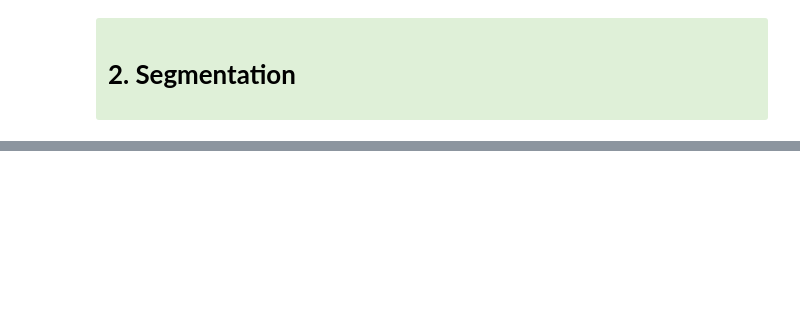
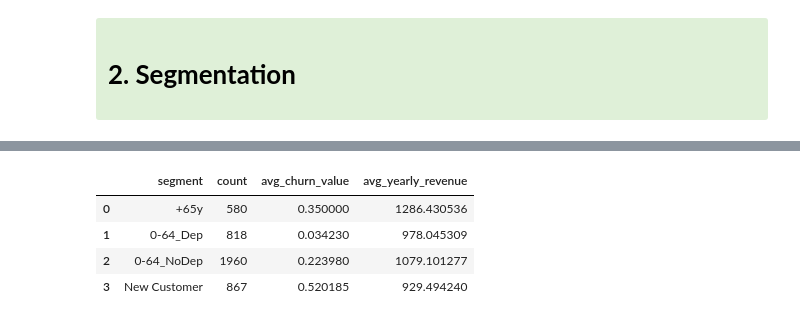
Before and after one commit to pcatarino88/telco_churn, a Jupyter notebook: notebooks/02_eda_and_segmentation.ipynb, the cells around one changed output, grey strips where cells are left out. Saved outputs shown, nothing was run; the diff lists cells and outputs as text; code cells hidden in the pictures; blank space fills up the shorter version.

```diff
--- a/notebooks/02_eda_and_segmentation.ipynb
+++ b/notebooks/02_eda_and_segmentation.ipynb
@@ -1003,0 +1033,25 @@ plt.show()
+# %%
+# 1) Create AgeGroup with the new bins
+bins   = [0, 35, 50, 65, 81]
+labels = ["0-34", "35-49", "50-64", "65-80"]
+
+df["AgeGroup"] = pd.cut(
+    df["Age"],
+    bins=bins,
+    labels=labels,
+    include_lowest=True,
+    right=False            # [0,35), [35,50), ...
+)
+
+# 2) Make Dependents a cleaner label
+df["DepFlag"] = df["Dependents"].map({"Yes": "Dep", "No": "NoDep"})
+
+# 3) Create the segment column: 5 age groups × 2 dep flags = 10 segments
+df["segment"] = df["AgeGroup"].astype(str) + "_" + df["DepFlag"]
+
+# 4) Override with "New Cust" segment when Tenure in Months <= 6
+mask_new = df["Tenure in Months"] <= 6
+df.loc[mask_new, "segment"] = "New Customer"
+
+# 5) Quick check
+df["segment"].value_counts()
@@ -1003,0 +1241,21 @@ plt.show()
+# %%
+# merge 65_80_Dep and 65_80_NoDep into '+65y' and update 'segment' column in df accordingly
+mask_senior = df["segment"].isin(["65-80_Dep", "65-80_NoDep"])
+df.loc[mask_senior, "segment"] = "+65y"
+segment_summary = (
+    df
+    .groupby("segment")
+    .agg(
+        count=("segment", "size"),
+        avg_churn_value=("Churn Value", "mean"),
+        avg_yearly_revenue=("yearly_revenue", "mean")
+    )
+    .reset_index()
+)
+segment_summary
+# %% [output]
+|  | segment | count | avg_churn_value | avg_yearly_revenue |
+| 0 | +65y | 580 | 0.350000 | 1286.430536 |
+| 1 | 0-64_Dep | 818 | 0.034230 | 978.045309 |
+| 2 | 0-64_NoDep | 1960 | 0.223980 | 1079.101277 |
+| 3 | New Customer | 867 | 0.520185 | 929.494240 |
```
Also changed, not shown: parts of 23 cells of this notebook, 1 other file.
